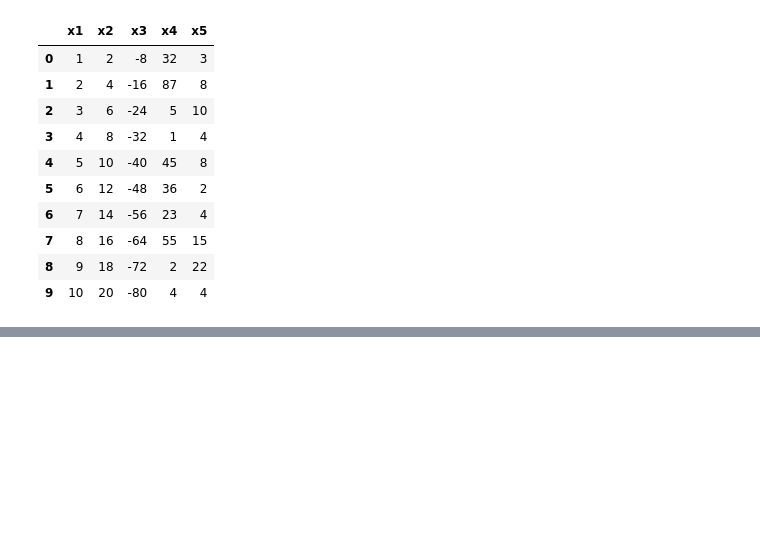
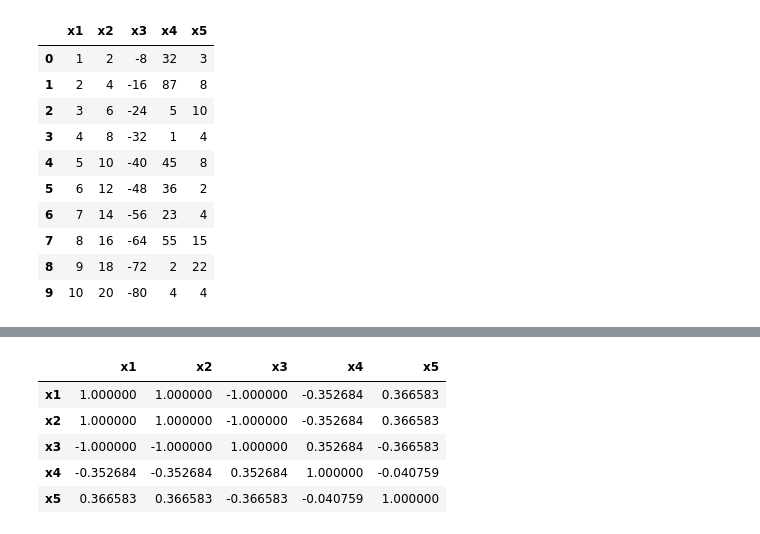
Before and after one commit to dheeraj0342/DSML, a Jupyter notebook: plotly.ipynb, the cells around one changed output, grey strips where cells are left out. Cells and saved outputs as stored; diff of their text form; code cells hidden in the pictures; blank space fills up the shorter version.

```diff
--- a/plotly.ipynb
+++ b/plotly.ipynb
@@ -330,0 +336,9 @@ import seaborn as sns
+# %%
+df.corr()
+# %% [output]
+|  | x1 | x2 | x3 | x4 | x5 |
+| x1 | 1.000000 | 1.000000 | -1.000000 | -0.352684 | 0.366583 |
+| x2 | 1.000000 | 1.000000 | -1.000000 | -0.352684 | 0.366583 |
+| x3 | -1.000000 | -1.000000 | 1.000000 | 0.352684 | -0.366583 |
+| x4 | -0.352684 | -0.352684 | 0.352684 | 1.000000 | -0.040759 |
+| x5 | 0.366583 | 0.366583 | -0.366583 | -0.040759 | 1.000000 |
```
Also changed, not shown: parts of 2 cells of this notebook.
